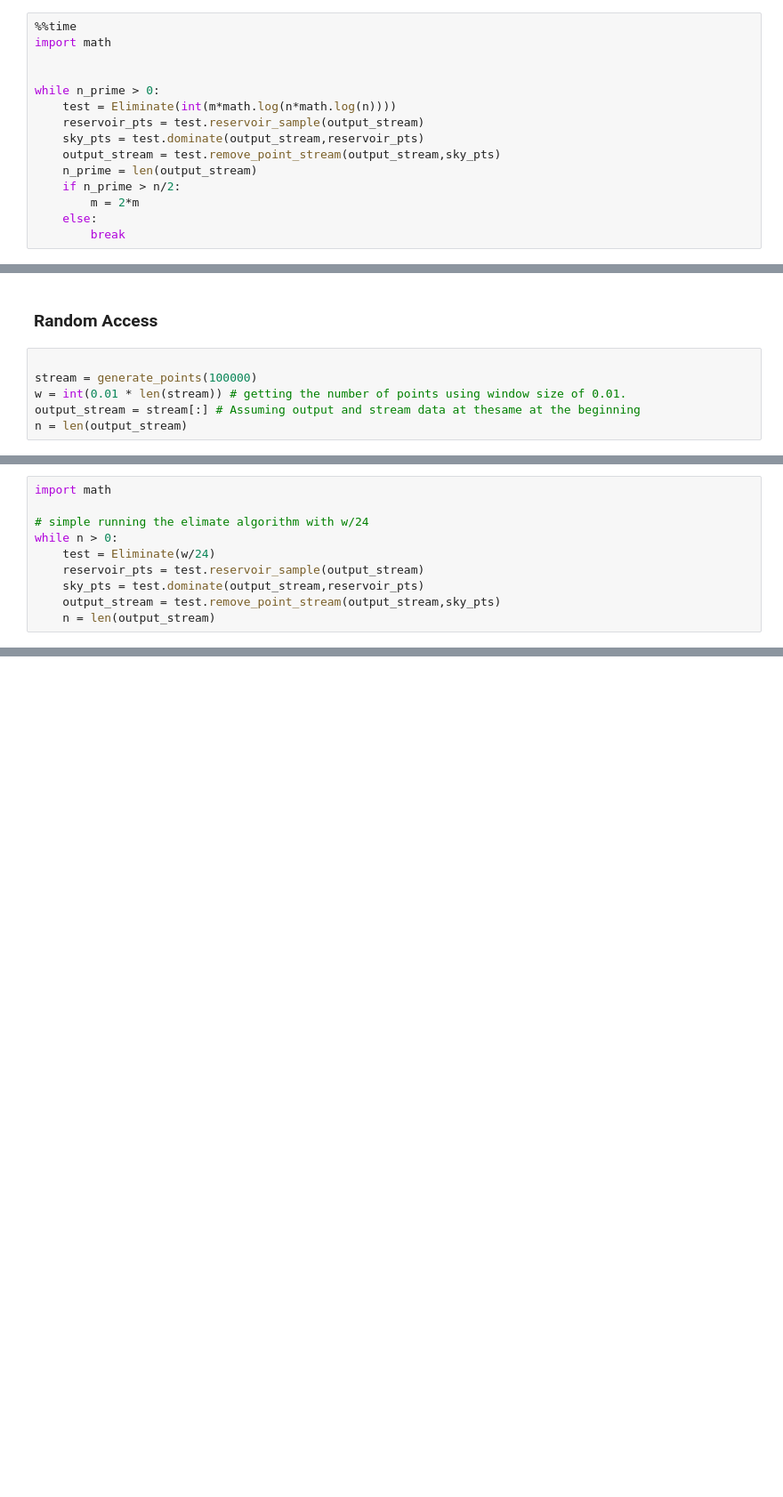
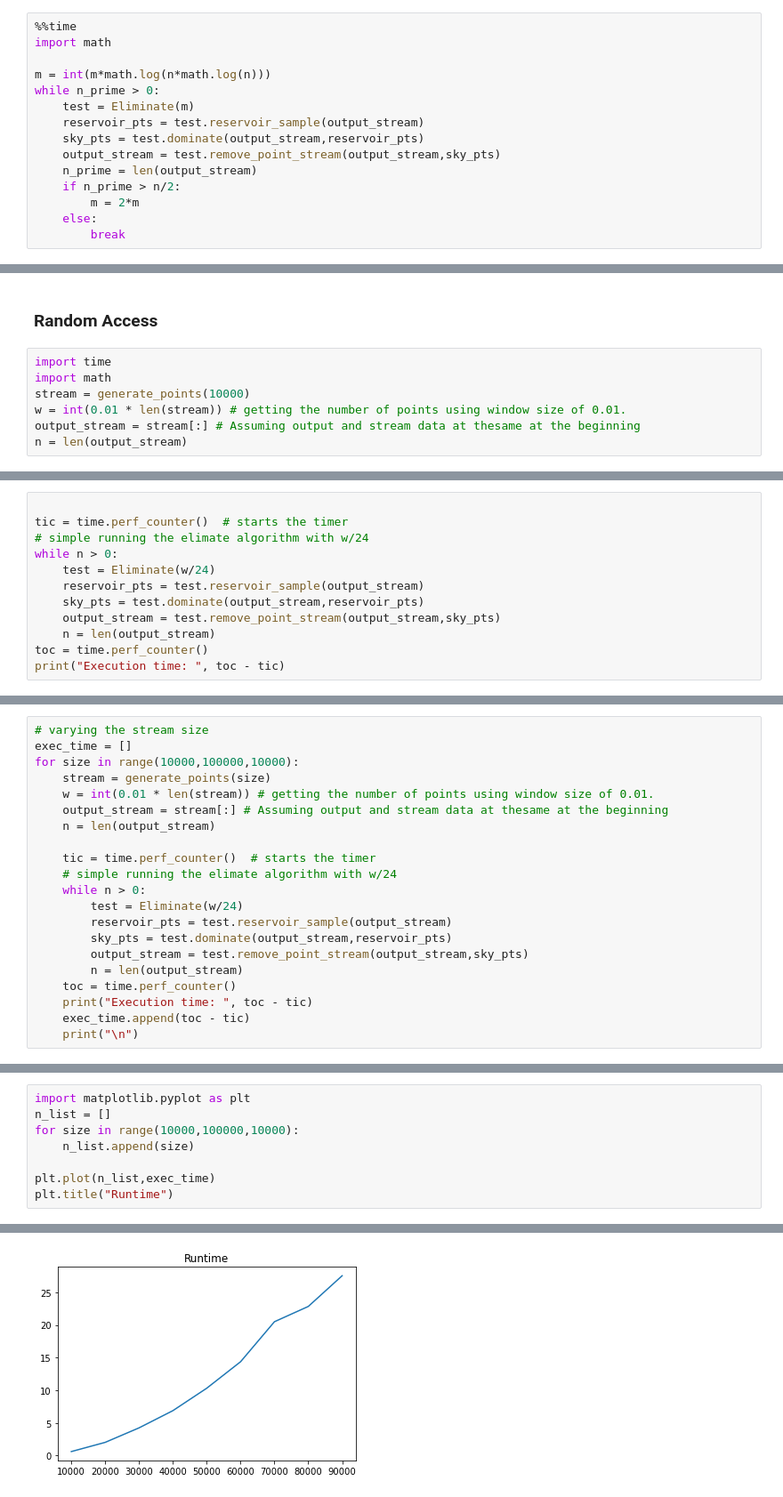
Before and after one commit to MSBGDA/Algorithms-for-BigData, a Jupyter notebook: skyline.ipynb, the cells around one changed output, grey strips where cells are left out. Shown at 89% size. Cells and saved outputs as stored; diff of their text form; blank space fills up the shorter version.

Commit message:
Update algorithm 1, plot time for n sizes

```diff
--- a/skyline.ipynb
+++ b/skyline.ipynb
@@ -120,9 +157,9 @@ Wall time: 24.4 ms
 %%time
 import math
 
-
+m = int(m*math.log(n*math.log(n)))
 while n_prime > 0:
-    test = Eliminate(int(m*math.log(n*math.log(n))))
+    test = Eliminate(m)
     reservoir_pts = test.reservoir_sample(output_stream)
     sky_pts = test.dominate(output_stream,reservoir_pts)
     output_stream = test.remove_point_stream(output_stream,sky_pts)
@@ -138,8 +182,9 @@ Wall time: 596 ms
 # %% [markdown]
 ### Random Access
 # %%
-
-stream = generate_points(100000)
+import time
+import math
+stream = generate_points(10000)
 w = int(0.01 * len(stream)) # getting the number of points using window size of 0.01.
 output_stream = stream[:] # Assuming output and stream data at thesame at the beginning
 n = len(output_stream)
@@ -146,6 +193,6 @@ n = len(output_stream)
 # %%
-import math
 
+tic = time.perf_counter()  # starts the timer
 # simple running the elimate algorithm with w/24
 while n > 0:
     test = Eliminate(w/24)
@@ -153,3 +200,5 @@ while n > 0:
     sky_pts = test.dominate(output_stream,reservoir_pts)
     output_stream = test.remove_point_stream(output_stream,sky_pts)
     n = len(output_stream)
+toc = time.perf_counter()
+print("Execution time: ", toc - tic)
@@ -155,0 +221,21 @@ while n > 0:
+# %%
+# varying the stream size
+exec_time = []
+for size in range(10000,100000,10000):
+    stream = generate_points(size)
+    w = int(0.01 * len(stream)) # getting the number of points using window size of 0.01.
+    output_stream = stream[:] # Assuming output and stream data at thesame at the beginning
+    n = len(output_stream)
+
+    tic = time.perf_counter()  # starts the timer
+    # simple running the elimate algorithm with w/24
+    while n > 0:
+        test = Eliminate(w/24)
+        reservoir_pts = test.reservoir_sample(output_stream)
+        sky_pts = test.dominate(output_stream,reservoir_pts)
+        output_stream = test.remove_point_stream(output_stream,sky_pts)
+        n = len(output_stream)
+    toc = time.perf_counter()
+    print("Execution time: ", toc - tic)
+    exec_time.append(toc - tic)
+    print("\n")
@@ -155,0 +260,9 @@ while n > 0:
+# %%
+import matplotlib.pyplot as plt
+n_list = []
+for size in range(10000,100000,10000):
+    n_list.append(size)
+
+plt.plot(n_list,exec_time)
+plt.title("Runtime")
+# %% [output]
@@ -155,0 +270 @@ while n > 0:
+[figure, added]
```
Also changed, not shown: parts of 11 cells of this notebook.
